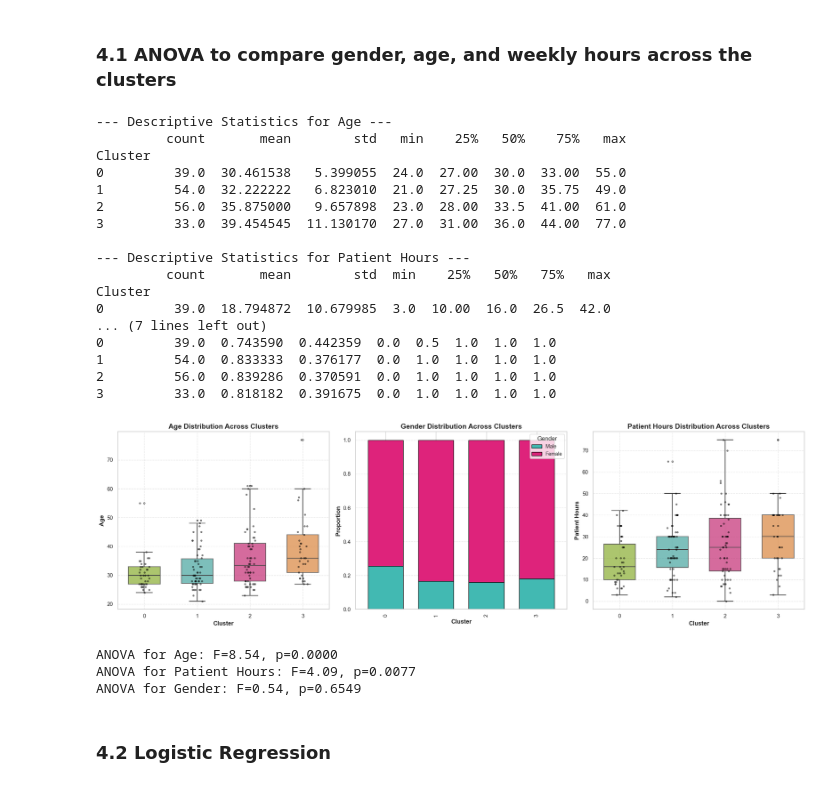
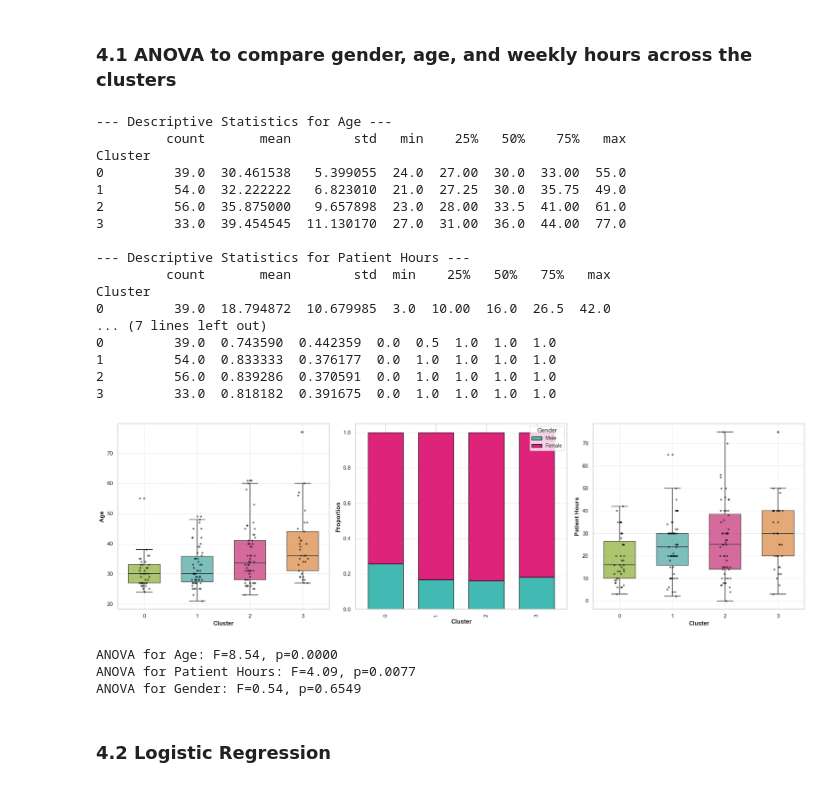
Before and after one commit to Nicobruno92/Psy_ResearchAttitudes, a Jupyter notebook: notebooks/analysis/cluster_analysis.ipynb, the cells around one changed output. Drawn from its saved outputs; the diff is of its cells as text; code cells hidden in the pictures.

```diff
--- a/notebooks/analysis/cluster_analysis.ipynb
+++ b/notebooks/analysis/cluster_analysis.ipynb
@@ -494,7 +494,7 @@ sns.boxplot(data=filtered_data, x='Cluster', y='s1_edad',
             boxprops=dict(alpha=0.75), ax=axes[0], legend=False)  # Disable legend
 sns.stripplot(data=filtered_data, x='Cluster', y='s1_edad',
               color="black", alpha=0.5, jitter=True, size=4, ax=axes[0])
-axes[0].set_title('Age Distribution Across Clusters', fontsize=14, fontweight='bold')
+#axes[0].set_title('Age Distribution Across Clusters', fontsize=14, fontweight='bold')
 axes[0].set_xlabel('Cluster', fontsize=12, fontweight='bold')
 axes[0].set_ylabel('Age', fontsize=12, fontweight='bold')
 axes[0].tick_params(axis='both', labelsize=11)
@@ -506,7 +506,7 @@ gender_proportions = gender_counts.div(gender_counts.sum(axis=1), axis=0)
 gender_proportions.plot(kind='bar', stacked=True,
                         color=["#42B9B2", "#DE237B"], edgecolor="black",
                         ax=axes[1], width=0.7)
-axes[1].set_title('Gender Distribution Across Clusters', fontsize=14, fontweight='bold')
+#axes[1].set_title('Gender Distribution Across Clusters', fontsize=14, fontweight='bold')
 axes[1].set_xlabel('Cluster', fontsize=12, fontweight='bold')
 axes[1].set_ylabel('Proportion', fontsize=12, fontweight='bold')
 axes[1].tick_params(axis='both', labelsize=11)
@@ -521,7 +521,7 @@ sns.boxplot(data=filtered_data, x='Cluster', y='s1_horas_semana_pacientes_atendi
             boxprops=dict(alpha=0.75), ax=axes[2], legend=False)  # Disable legend
 sns.stripplot(data=filtered_data, x='Cluster', y='s1_horas_semana_pacientes_atendidos',
               color="black", alpha=0.5, jitter=True, size=4, ax=axes[2])
-axes[2].set_title('Patient Hours Distribution Across Clusters', fontsize=14, fontweight='bold')
+#axes[2].set_title('Patient Hours Distribution Across Clusters', fontsize=14, fontweight='bold')
 axes[2].set_xlabel('Cluster', fontsize=12, fontweight='bold')
 axes[2].set_ylabel('Patient Hours', fontsize=12, fontweight='bold')
 axes[2].tick_params(axis='both', labelsize=11)
@@ -547,34 +547,34 @@ anova_hours = f_oneway(
     filtered_data[filtered_data['Cluster'] == 2]['s1_horas_semana_pacientes_atendidos'],
     filtered_data[filtered_data['Cluster'] == 3]['s1_horas_semana_pacientes_atendidos']
 )
 print(f"ANOVA for Patient Hours: F={anova_hours.statistic:.2f}, p={anova_hours.pvalue:.4f}")
 
 anova_gender = f_oneway(
     filtered_data[filtered_data['Cluster'] == 0]['s1_genero_encoded'],
     filtered_data[filtered_data['Cluster'] == 1]['s1_genero_encoded'],
     filtered_data[filtered_data['Cluster'] == 2]['s1_genero_encoded'],
     filtered_data[filtered_data['Cluster'] == 3]['s1_genero_encoded']
 )
 print(f"ANOVA for Gender: F={anova_gender.statistic:.2f}, p={anova_gender.pvalue:.4f}")
 # %% [output]
 --- Descriptive Statistics for Age ---
          count       mean        std   min    25%   50%    75%   max
 Cluster
 0         39.0  30.461538   5.399055  24.0  27.00  30.0  33.00  55.0
 1         54.0  32.222222   6.823010  21.0  27.25  30.0  35.75  49.0
 2         56.0  35.875000   9.657898  23.0  28.00  33.5  41.00  61.0
 3         33.0  39.454545  11.130170  27.0  31.00  36.0  44.00  77.0
 
 --- Descriptive Statistics for Patient Hours ---
          count       mean        std  min    25%   50%   75%   max
 Cluster
 0         39.0  18.794872  10.679985  3.0  10.00  16.0  26.5  42.0
 ... (7 lines left out)
 0         39.0  0.743590  0.442359  0.0  0.5  1.0  1.0  1.0
 1         54.0  0.833333  0.376177  0.0  1.0  1.0  1.0  1.0
 2         56.0  0.839286  0.370591  0.0  1.0  1.0  1.0  1.0
 3         33.0  0.818182  0.391675  0.0  1.0  1.0  1.0  1.0
-[figure, old version]
+[figure, new version]
 ANOVA for Age: F=8.54, p=0.0000
 ANOVA for Patient Hours: F=4.09, p=0.0077
 ANOVA for Gender: F=0.54, p=0.6549
```
Also changed, not shown: parts of 2 cells of this notebook, 6 other files.
